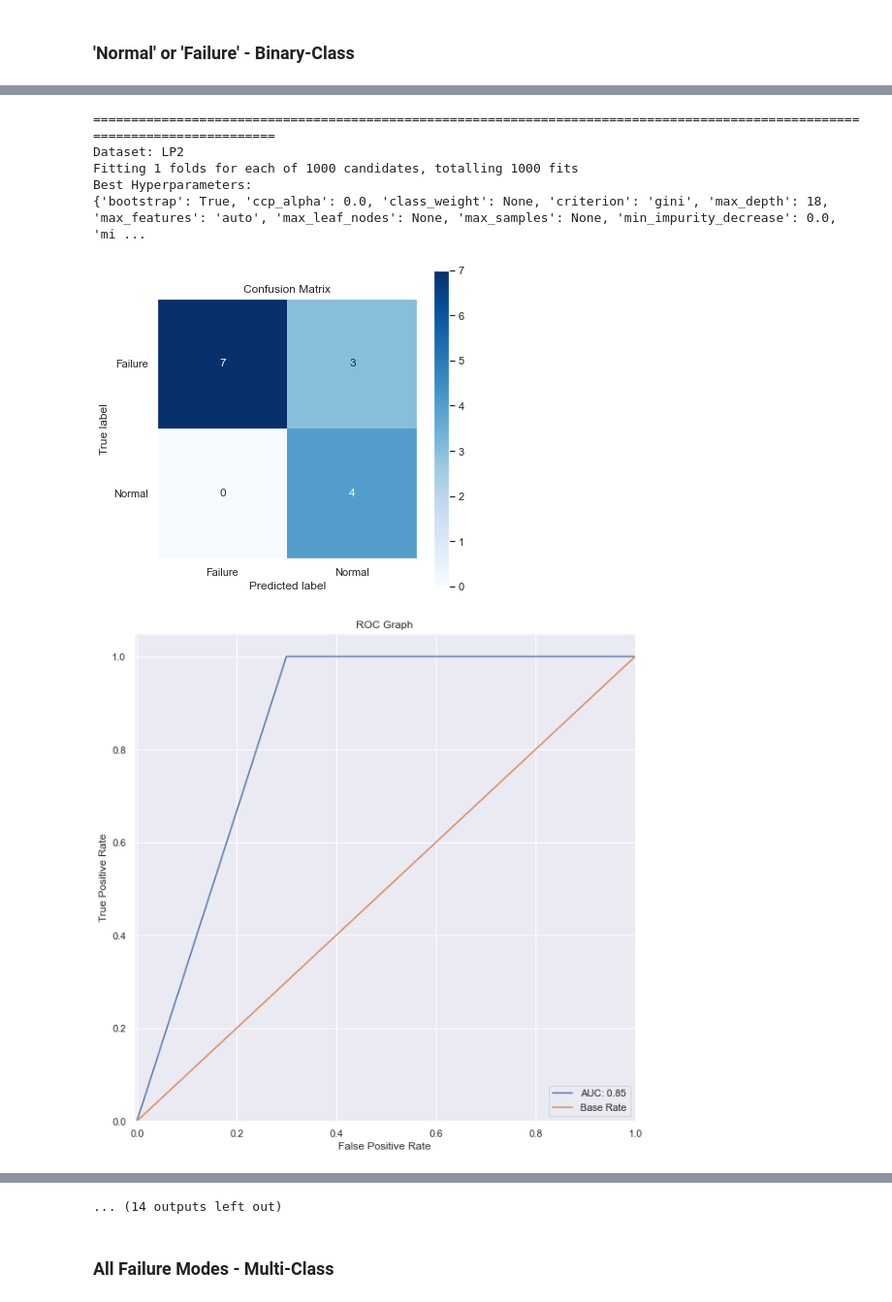
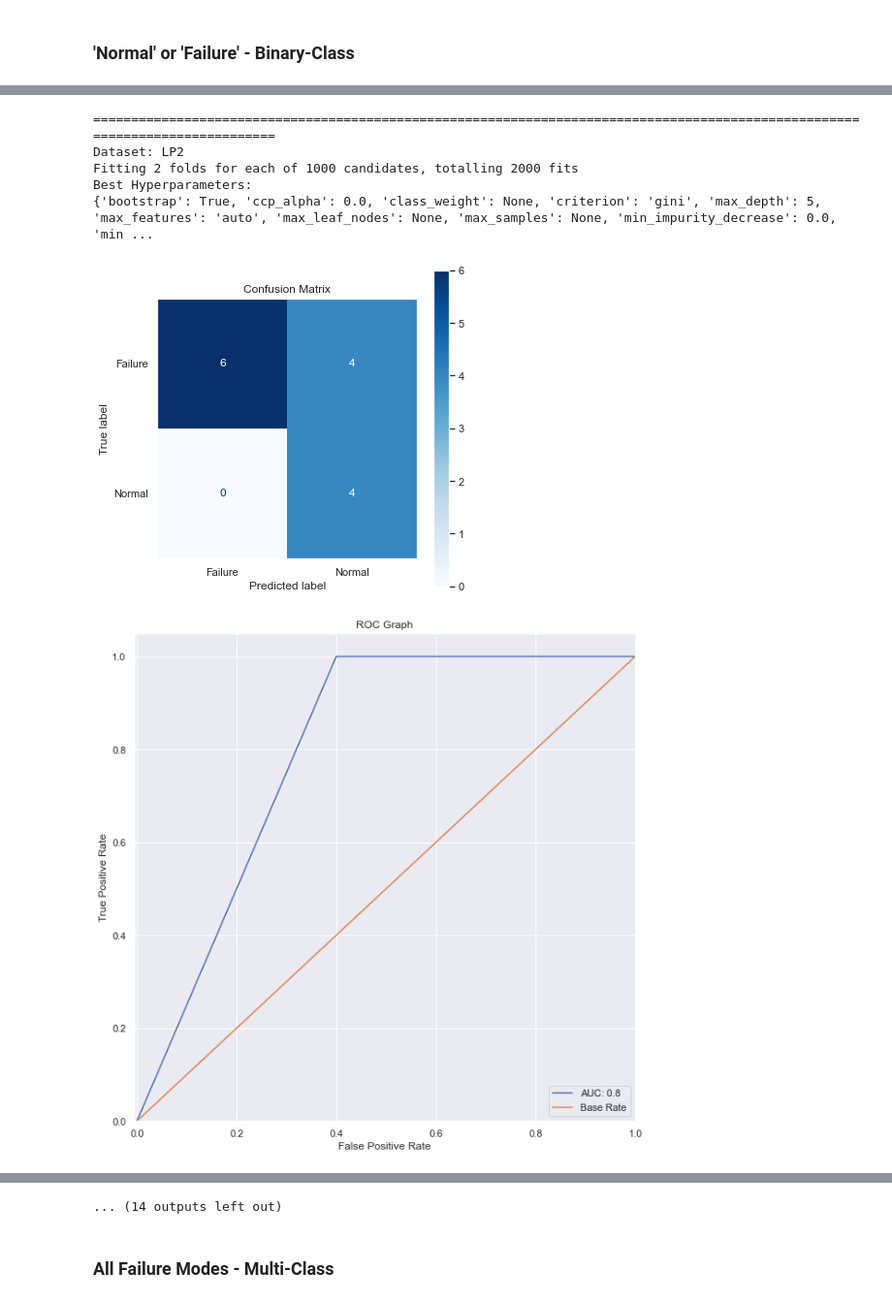
Before and after one commit to Danielwoodh/Robot-Failure-Classification, a Jupyter notebook: robot-failure-classification.ipynb, the cells around one changed output, grey strips where cells are left out. Shown at 97% size. Cells and saved outputs as stored; diff of their text form; code cells hidden in the pictures.

```diff
--- a/robot-failure-classification.ipynb
+++ b/robot-failure-classification.ipynb
@@ -742,7 +742,7 @@ for dataset, input_cols, output_cols, name in binary_zipped_dict:
         hyperparams=params,
         # Amount of K Cross-folds to use,
         # if cv=1 no folds are used
-        cv=1,
+        cv=2,
         # Boolean, should SMOTE be used, default True
         smote=True,
         # Defining the size of the test dataset~
@@ -797,7 +798,7 @@ weighted avg       0.97      0.96      0.96        27
 =============================================================================================================================
 Dataset: LP2
-Fitting 1 folds for each of 1000 candidates, totalling 1000 fits
+Fitting 2 folds for each of 1000 candidates, totalling 2000 fits
 Best Hyperparameters:
-{'bootstrap': True, 'ccp_alpha': 0.0, 'class_weight': None, 'criterion': 'gini', 'max_depth': 18, 'max_features': 'auto', 'max_leaf_nodes': None, 'max_samples': None, 'min_impurity_decrease': 0.0, 'mi ...
+{'bootstrap': True, 'ccp_alpha': 0.0, 'class_weight': None, 'criterion': 'gini', 'max_depth': 5, 'max_features': 'auto', 'max_leaf_nodes': None, 'max_samples': None, 'min_impurity_decrease': 0.0, 'min ...
-[figure, old version]
+[figure, new version]
-[figure, old version]
+[figure, new version]
```
Also changed, not shown: parts of 17 cells of this notebook, 1 other file.
